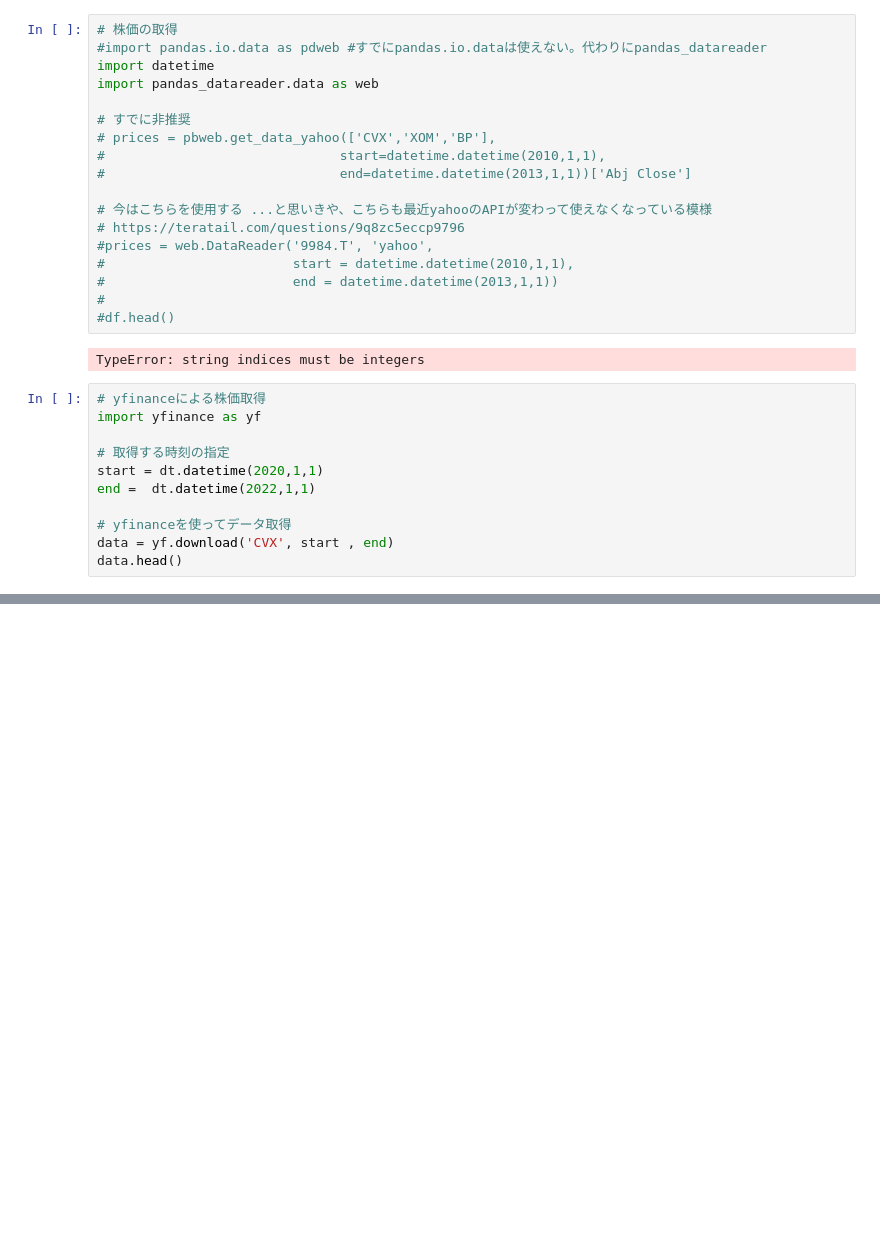
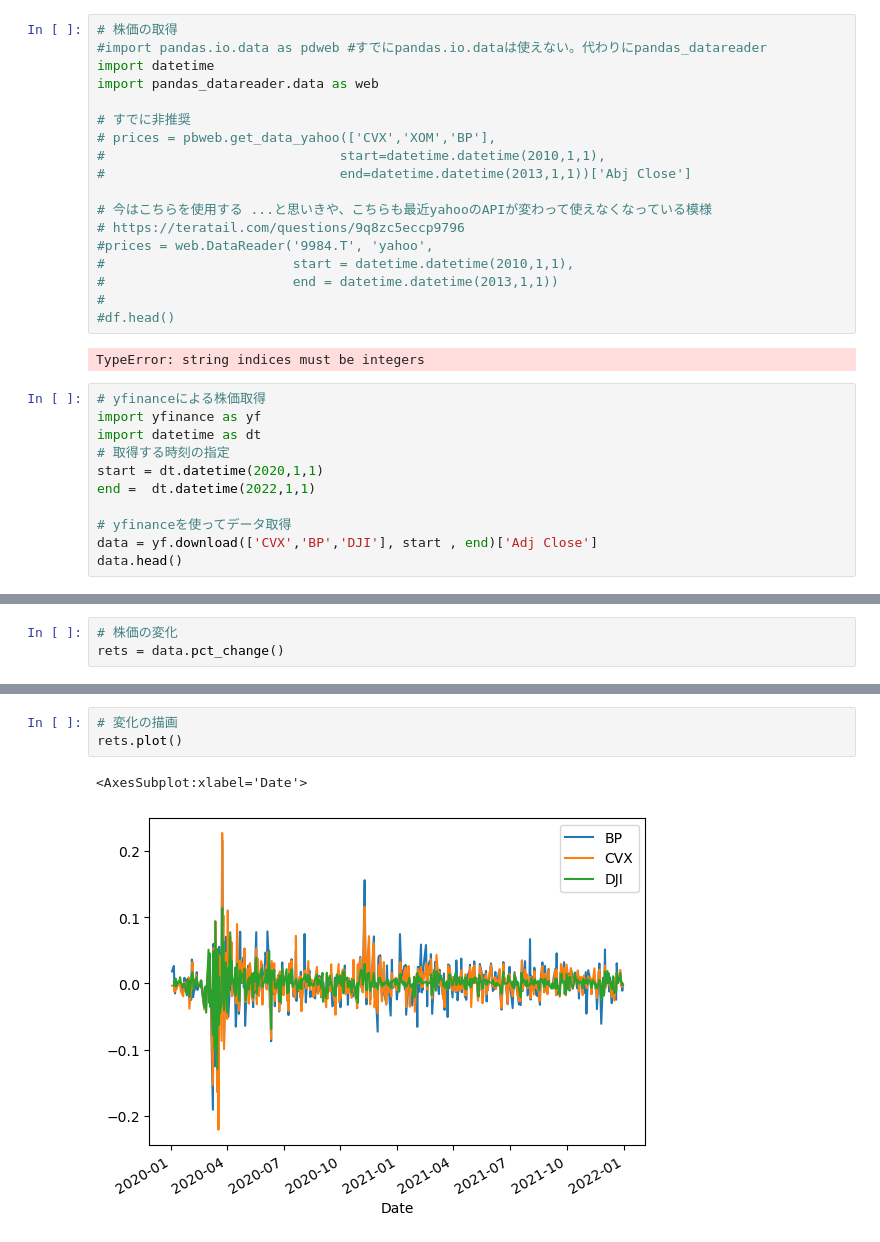
Before and after one commit to largekind/DataScience, a Jupyter notebook: pandas.ipynb, the cells around one changed output, grey strips where cells are left out. Saved outputs shown, nothing was run; the diff lists cells and outputs as text; blank space fills up the shorter version.

Commit message:
Add plot graph data

```diff
--- a/pandas.ipynb
+++ b/pandas.ipynb
@@ -584,11 +584,11 @@ TypeError: string indices must be integers
 # %%
 # yfinanceによる株価取得
 import yfinance as yf
-
+import datetime as dt
 # 取得する時刻の指定
 start = dt.datetime(2020,1,1)
 end =  dt.datetime(2022,1,1)
 
 # yfinanceを使ってデータ取得
-data = yf.download('CVX', start , end)
+data = yf.download(['CVX','BP','DJI'], start , end)['Adj Close']
 data.head()
@@ -594,0 +604,3 @@ data.head()
+# %%
+# 株価の変化
+rets = data.pct_change()
@@ -594,0 +617,6 @@ data.head()
+# %%
+# 変化の描画
+rets.plot()
+# %% [output]
+<AxesSubplot:xlabel='Date'>
+[figure, added]
```
Also changed, not shown: parts of 5 cells of this notebook.
